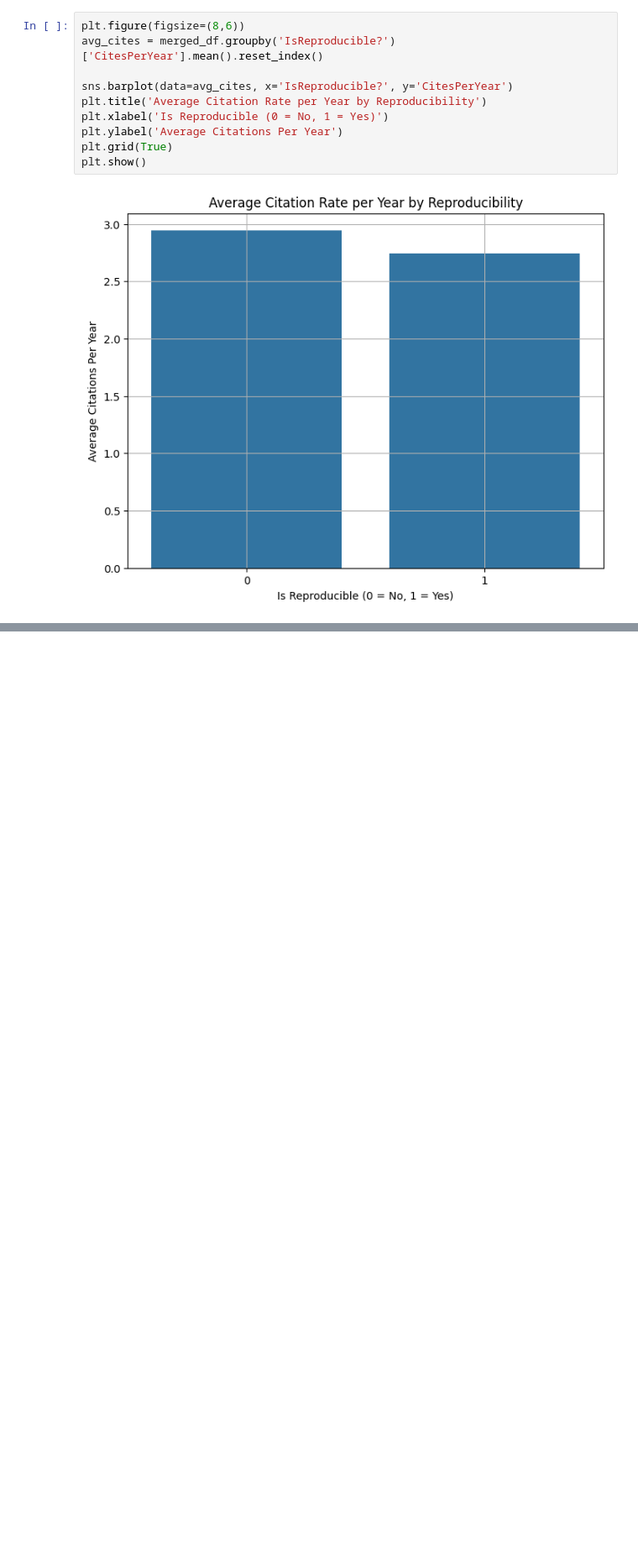
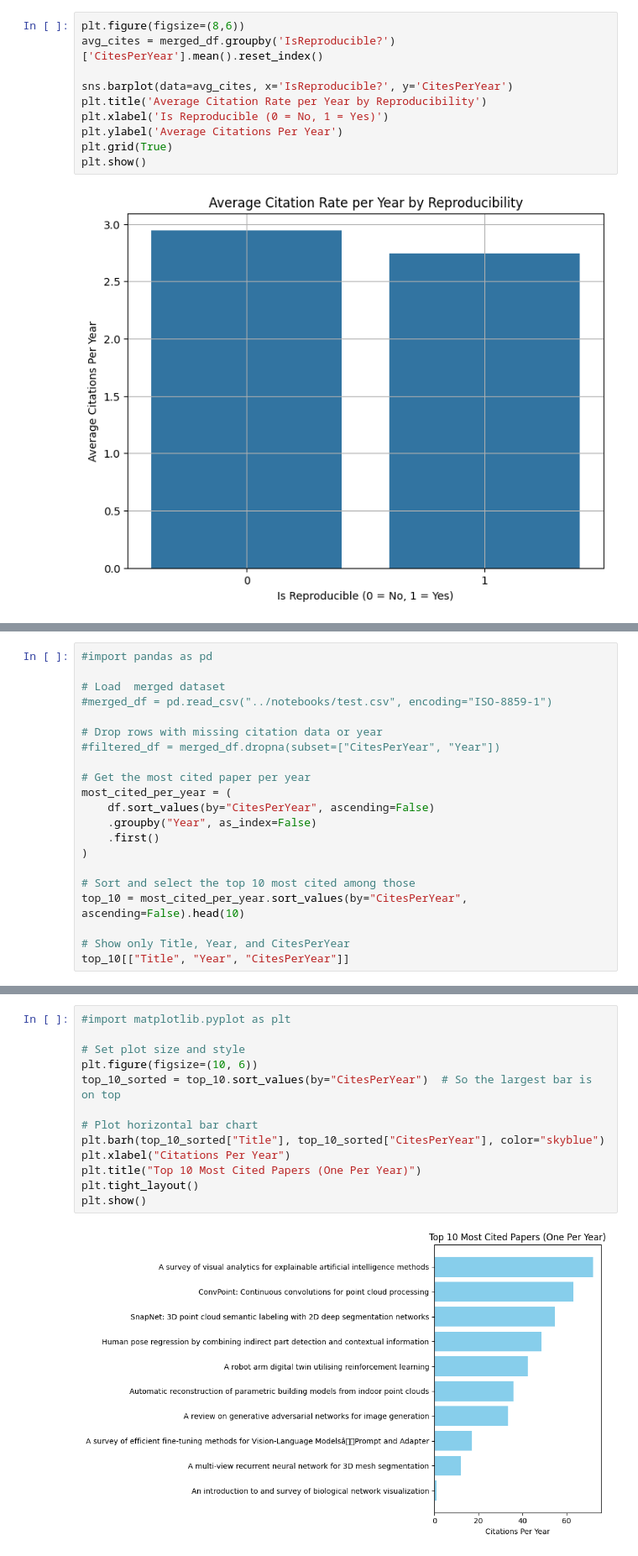
Before and after one commit to senuthcode/Professional-Learning-Goal-, a Jupyter notebook: notebooks/analysis.ipynb, the cells around one changed output, grey strips where cells are left out. Shown at 84% size. Drawn from its saved outputs; the diff is of its cells as text; blank space fills up the shorter version.

```diff
--- a/notebooks/analysis.ipynb
+++ b/notebooks/analysis.ipynb
@@ -223,0 +247,21 @@ plt.show()
+# %%
+#import pandas as pd
+
+# Load  merged dataset
+#merged_df = pd.read_csv("../notebooks/test.csv", encoding="ISO-8859-1")
+
+# Drop rows with missing citation data or year
+#filtered_df = merged_df.dropna(subset=["CitesPerYear", "Year"])
+
+# Get the most cited paper per year
+most_cited_per_year = (
+    df.sort_values(by="CitesPerYear", ascending=False)
+    .groupby("Year", as_index=False)
+    .first()
+)
+
+# Sort and select the top 10 most cited among those
+top_10 = most_cited_per_year.sort_values(by="CitesPerYear", ascending=False).head(10)
+
+# Show only Title, Year, and CitesPerYear
+top_10[["Title", "Year", "CitesPerYear"]]
@@ -223,0 +280,15 @@ plt.show()
+# %%
+#import matplotlib.pyplot as plt
+
+# Set plot size and style
+plt.figure(figsize=(10, 6))
+top_10_sorted = top_10.sort_values(by="CitesPerYear")  # So the largest bar is on top
+
+# Plot horizontal bar chart
+plt.barh(top_10_sorted["Title"], top_10_sorted["CitesPerYear"], color="skyblue")
+plt.xlabel("Citations Per Year")
+plt.title("Top 10 Most Cited Papers (One Per Year)")
+plt.tight_layout()
+plt.show()
+# %% [output]
+[figure, added]
```
Also changed, not shown: parts of 41 cells of this notebook, 1 other file.
